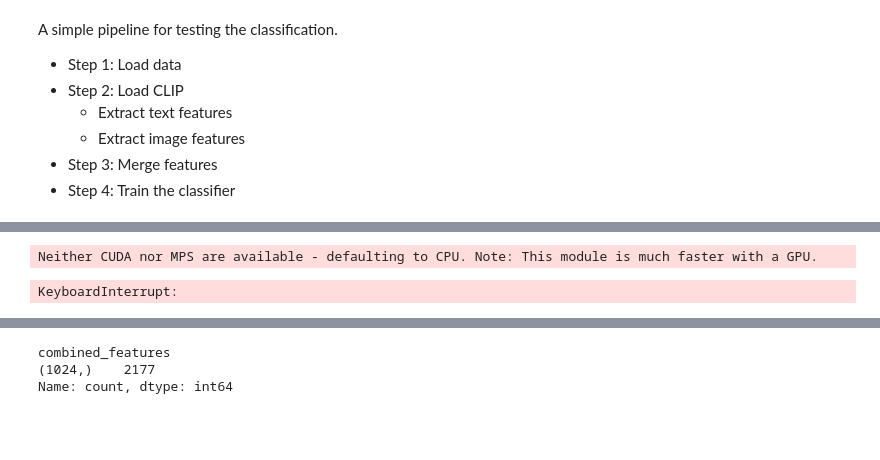
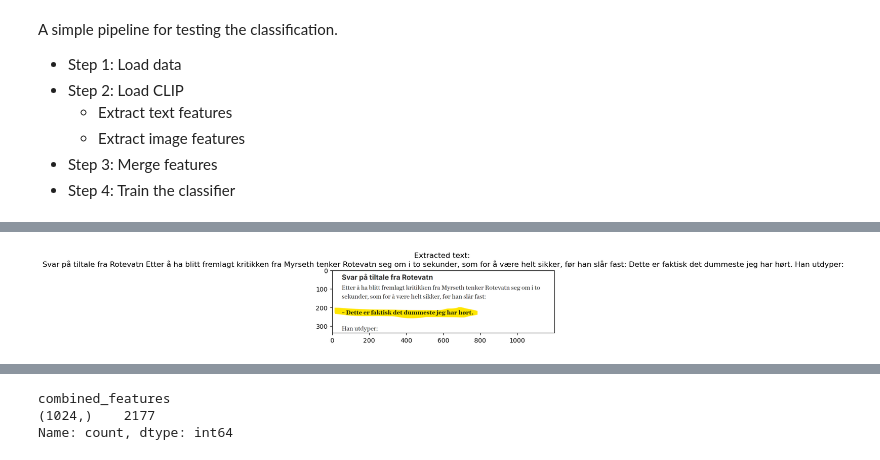
Before and after one commit to SiriFrisli/poli_reco, a Jupyter notebook: Classification/simple_pipeline.ipynb, the cells around one changed output, grey strips where cells are left out. Drawn from its saved outputs; the diff is of its cells as text; code cells hidden in the pictures; blank space fills up the shorter version.

```diff
--- a/Classification/simple_pipeline.ipynb
+++ b/Classification/simple_pipeline.ipynb
@@ -28,5 +36,5 @@ cpu
 # %%
-df = pd.read_excel("E:/sample_images_full.xlsx")
+df = pd.read_excel("D:/sample_images_full.xlsx")
 # %%
 # Load model and tokenizer
 clip_model = CLIPModel.from_pretrained("openai/clip-vit-base-patch32").eval()
@@ -72,7 +50,5 @@ def extract_text_easyocr(image_path):
         results = reader.readtext(image_path, detail=0)  # Extract text without coordinates
         return " ".join(results)  # Join extracted words into a single string
     except Exception as e:
-        print(f"⚠️ OCR failed for {image_path}: {e}")
+        print(f"OCR failed for {image_path}: {e}")
         return ""
-# %% [output]
-Neither CUDA nor MPS are available - defaulting to CPU. Note: This module is much faster with a GPU.
@@ -88,10 +83,31 @@ def get_image_features(image_path):
 # %%
-# PIL.Image.ANTIALIAS = PIL.Image.LANCZOS
+import PIL
+PIL.Image.ANTIALIAS = PIL.Image.LANCZOS
 
 # Extract text from images
 df["image_text"] = df["image_path_image_filename_image_1"].apply(extract_text_easyocr)
-# %% [output]
-KeyboardInterrupt:
+# %%
+import cv2
+import matplotlib.pyplot as plt
+
+sampled_df = df.sample(5, random_state=2)
+
+for idx, row in sampled_df.iterrows():
+    image_path = row["image_path_image_filename_image_1"]
+    extracted_text = row["image_text"]
+
+    image = cv2.imread(image_path)
+    if image is None:
+        print(f"No image")
+        continue
+    image = cv2.cvtColor(image, cv2.COLOR_BGR2RGB)
+
+plt.figure()
+plt.imshow(image)
+plt.title(f"Extracted text: \n{extracted_text}")
+plt.show()
+# %% [output]
+[figure, added]
 # %%
 # Merge extracted text with tweet text
 df["combined_text"] = df["tweet"] + " " + df["image_text"]
```
Also changed, not shown: parts of 17 cells of this notebook, 1 other file.
